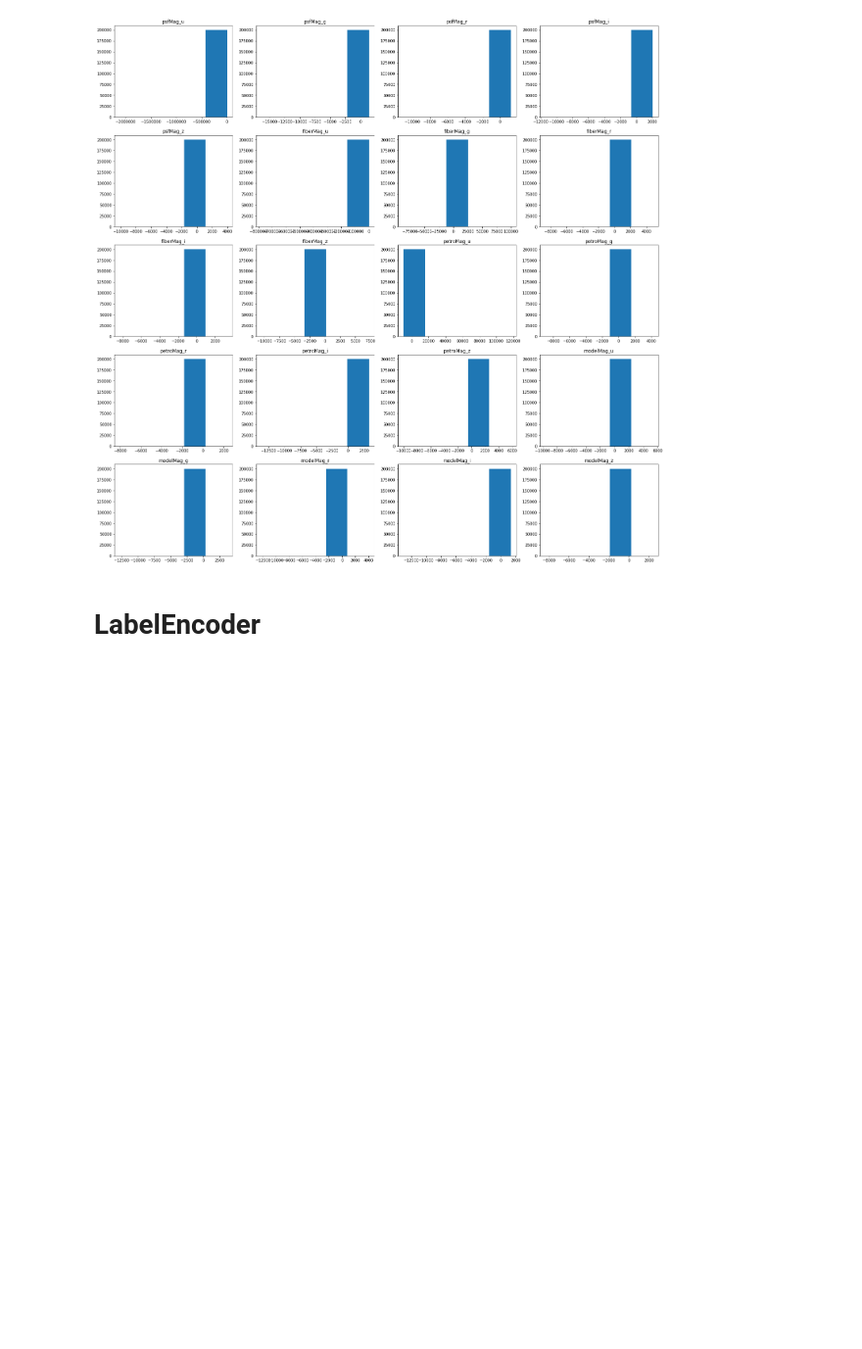
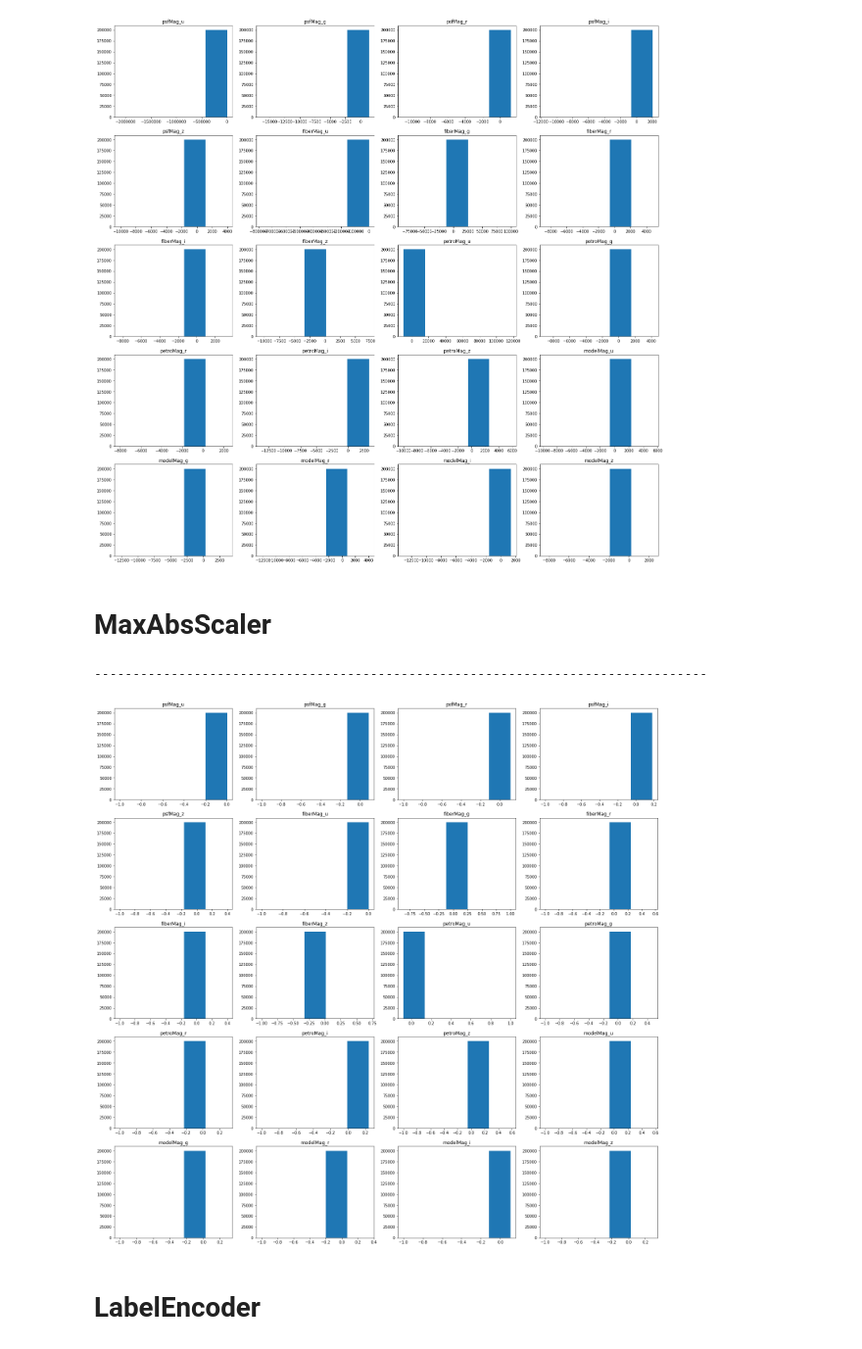
Before and after one commit to jglee087/AI-ImageCourse, a Jupyter notebook: DaconContest02/3 DataRead.ipynb, the cells around one changed output. Shown at 98% size. Cells and saved outputs as stored; diff of their text form; code cells hidden in the pictures; blank space fills up the shorter version.

```diff
--- a/DaconContest02/3 DataRead.ipynb
+++ b/DaconContest02/3 DataRead.ipynb
@@ -166,6 +166,33 @@ plt.show()
 # %% [output]
 --------------------------------------------------------------------------------
 [figure]
+# %% [markdown]
+# MaxAbsScaler
+# %%
+from sklearn.preprocessing import MaxAbsScaler
+
+plt.figure(figsize=(25,25))
+
+scaler2 =  MaxAbsScaler()
+
+print('-'*80)
+
+for i in range(0,20):
+
+    x2_col=(x_tmp[:,i])
+    x2_col=x2_col.reshape(-1,1)
+
+    scaler2.fit(x2_col)
+    x2_col = scaler2.transform(x2_col)
+
+    plt.subplot(5,4,i+1)
+    plt.hist(x2_col,bins=5)
+    plt.gca().set_title(col_name[i])
+
+plt.show()
+# %% [output]
+--------------------------------------------------------------------------------
+[figure, added]
 # %% [markdown]
 # LabelEncoder
 # %%
```
